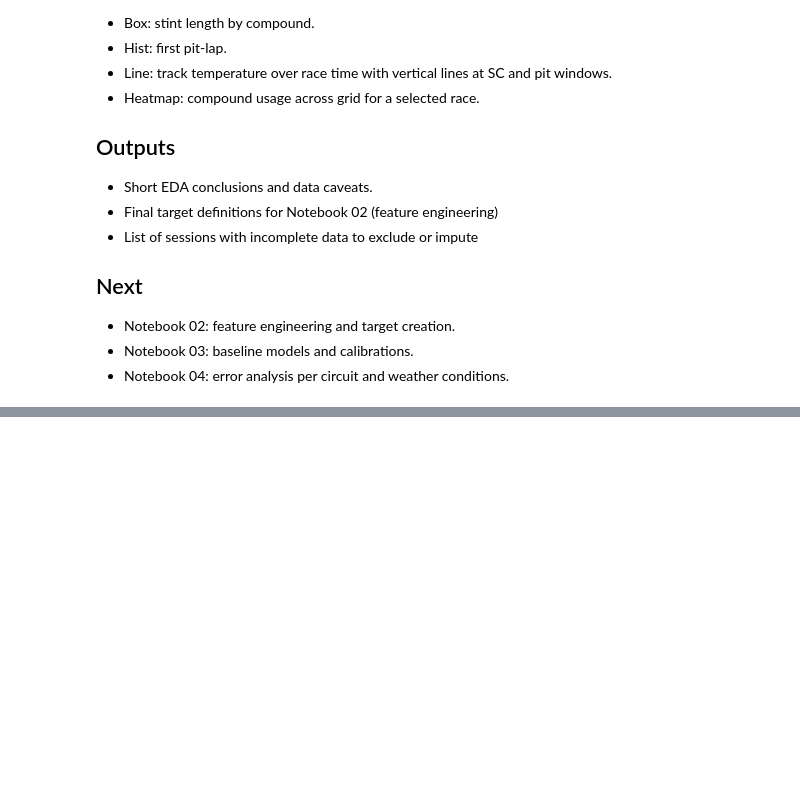
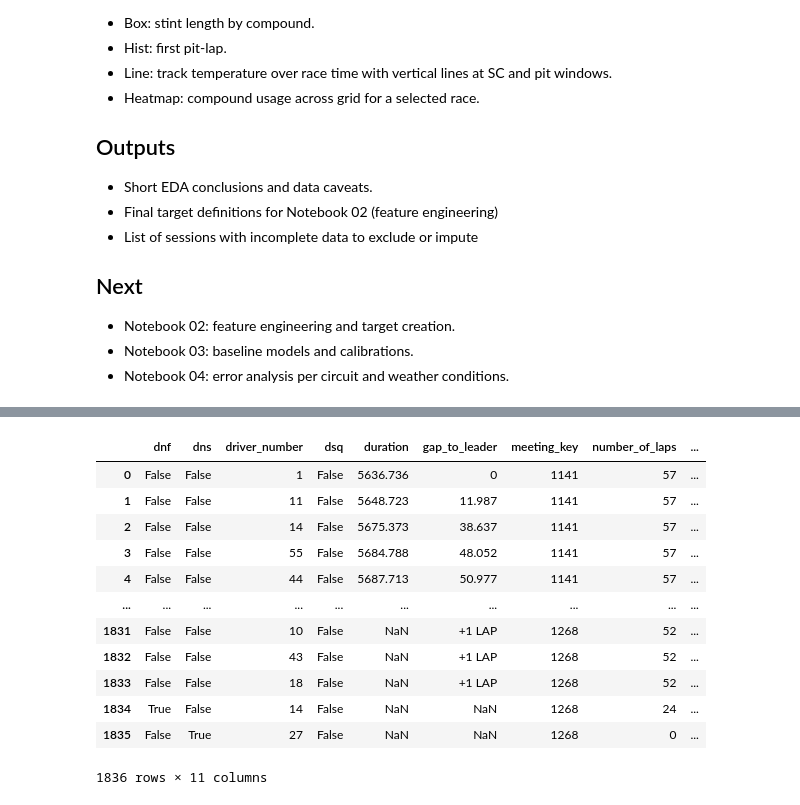
Before and after one commit to NoxFort1/F1-AI, a Jupyter notebook: notebooks/01_eda.ipynb, the cells around one changed output, grey strips where cells are left out. Saved outputs shown, nothing was run; the diff lists cells and outputs as text; code cells hidden in the pictures; blank space fills up the shorter version.

```diff
--- a/notebooks/01_eda.ipynb
+++ b/notebooks/01_eda.ipynb
@@ -57,0 +346,17 @@
+# %%
+as_int(session_result_df, ['position', 'number_of_laps'], kind=INT32)
+session_result_df
+# %% [output]
+|  | dnf | dns | driver_number | dsq | duration | gap_to_leader | meeting_key | number_of_laps | ... |
+| 0 | False | False | 1 | False | 5636.736 | 0 | 1141 | 57 | ... |
+| 1 | False | False | 11 | False | 5648.723 | 11.987 | 1141 | 57 | ... |
+| 2 | False | False | 14 | False | 5675.373 | 38.637 | 1141 | 57 | ... |
+| 3 | False | False | 55 | False | 5684.788 | 48.052 | 1141 | 57 | ... |
+| 4 | False | False | 44 | False | 5687.713 | 50.977 | 1141 | 57 | ... |
+| ... | ... | ... | ... | ... | ... | ... | ... | ... | ... |
+| 1831 | False | False | 10 | False | NaN | +1 LAP | 1268 | 52 | ... |
+| 1832 | False | False | 43 | False | NaN | +1 LAP | 1268 | 52 | ... |
+| 1833 | False | False | 18 | False | NaN | +1 LAP | 1268 | 52 | ... |
+| 1834 | True | False | 14 | False | NaN | NaN | 1268 | 24 | ... |
+| 1835 | False | True | 27 | False | NaN | NaN | 1268 | 0 | ... |
+1836 rows × 11 columns
```
Also changed, not shown: parts of 22 cells of this notebook.
